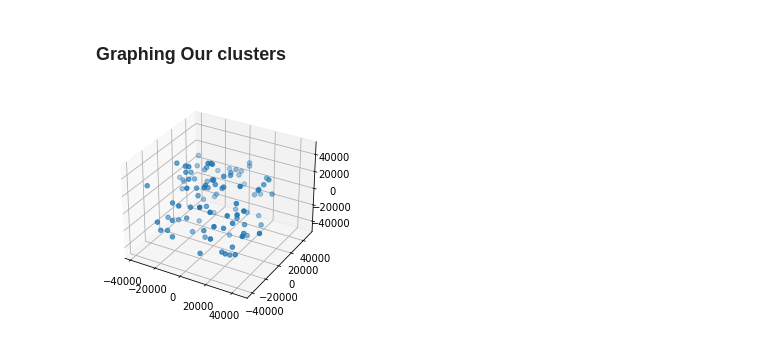
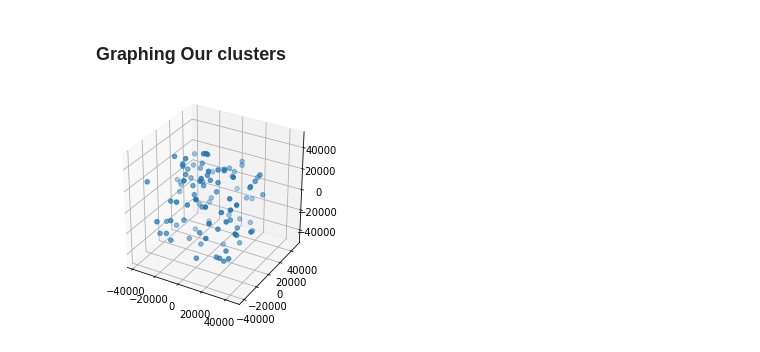
Before and after one commit to RhysAlfShaw/MSc_Project_Code, a Jupyter notebook: Creating_Plummer_cluster.ipynb, the cells around one changed output. Cells and saved outputs as stored; diff of their text form; code cells hidden in the pictures.

```diff
--- a/Creating_Plummer_cluster.ipynb
+++ b/Creating_Plummer_cluster.ipynb
@@ -78,7 +78,8 @@ Vz_a = Vz*a
 # %%
 fig = plt.figure()
 ax = fig.add_subplot(111,projection='3d')
 ax.scatter(X,Y,Z)
+ax.set_box_aspect([1,1,1])
 plt.show()
 # %% [output]
-[figure, old version]
+[figure, new version]
```
